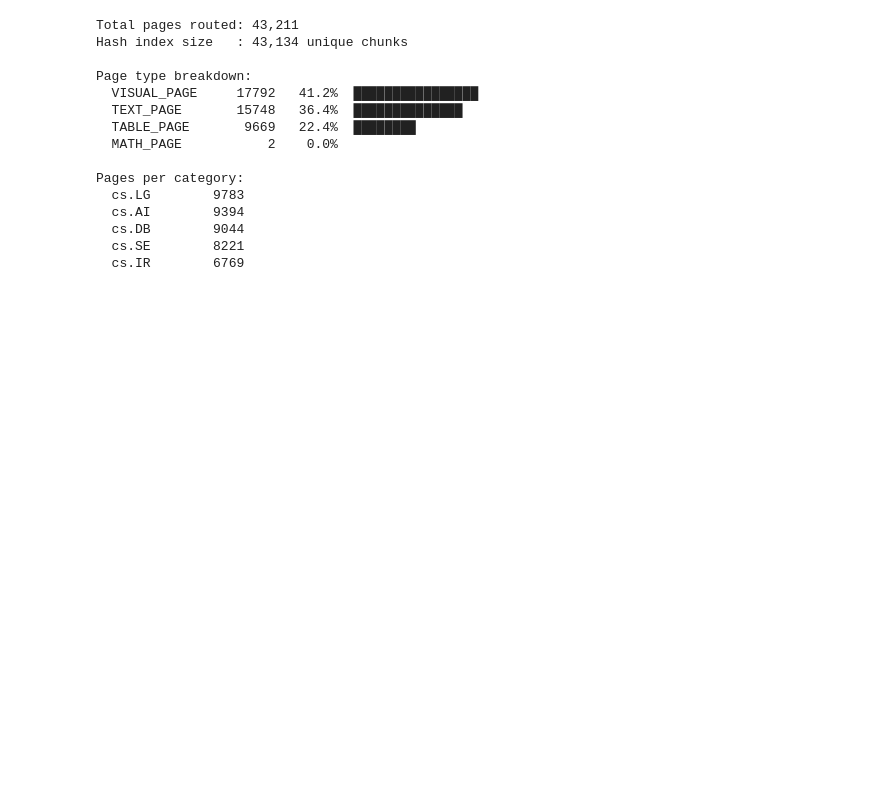
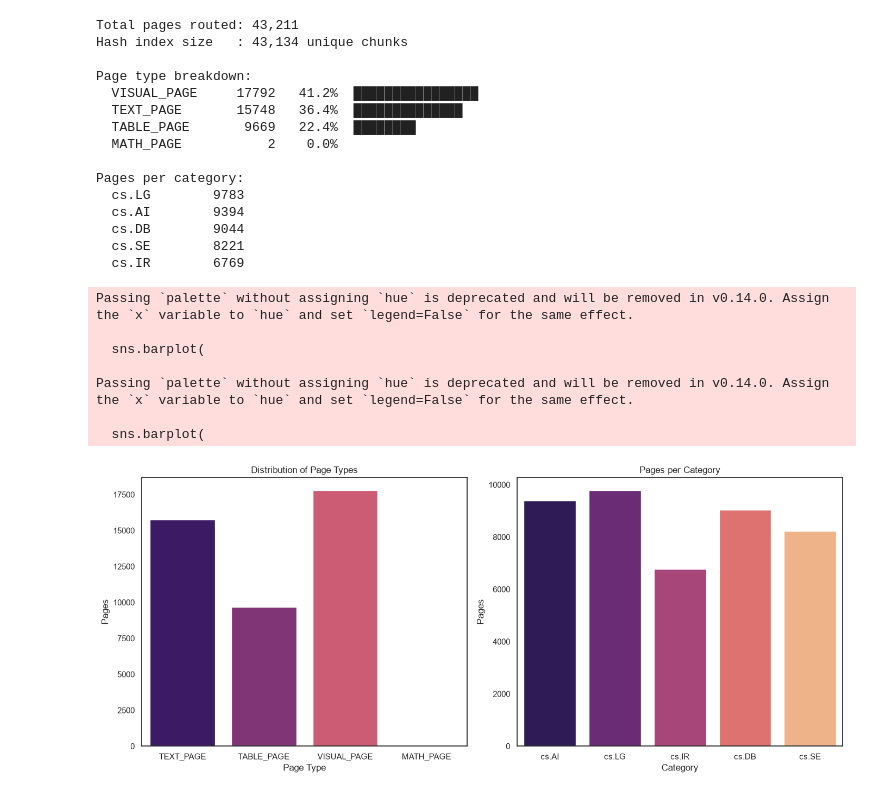
Before and after one commit to Sakhiur2022/empirical-rag-paradigm-benchmark, a Jupyter notebook: notebooks/pdf_to_text_extraction_and_chunking_sakhiur.ipynb, the cells around one changed output. Saved outputs shown, nothing was run; the diff lists cells and outputs as text; code cells hidden in the pictures; blank space fills up the shorter version.

Commit message:
feat(chunking): add chunking plot

```diff
--- a/notebooks/pdf_to_text_extraction_and_chunking_sakhiur.ipynb
+++ b/notebooks/pdf_to_text_extraction_and_chunking_sakhiur.ipynb
@@ -668,3 +545,63 @@ Pages per category:
   cs.DB        9044
   cs.SE        8221
   cs.IR        6769
+# %%
+import pandas as pd
+import seaborn as sns
+
+# ── Generate CSV summaries and visualize with seaborn ──
+import matplotlib.pyplot as plt
+
+# 1️Page‑type counts → CSV
+type_df = pd.DataFrame(
+    list(type_counter.items()),
+    columns=["page_type", "count"],
+)
+type_csv_path = CHUNKS_ROOT / "page_type_counts.csv"
+type_df.to_csv(type_csv_path, index=False)
+
+#  Category‑wise page counts → CSV
+cat_df = pd.DataFrame(
+    list(cat_counter.items()),
+    columns=["category", "count"],
+)
+cat_csv_path = CHUNKS_ROOT / "category_counts.csv"
+cat_df.to_csv(cat_csv_path, index=False)
+
+#  Visualise both tables side‑by‑side
+sns.set(style="white")
+fig, (ax_type, ax_cat) = plt.subplots(1, 2, figsize=(14, 6))
+
+sns.barplot(
+    data=type_df,
+    x="page_type",
+    y="count",
+    ax=ax_type,
+    palette="magma",
+)
+ax_type.set_title("Distribution of Page Types")
+ax_type.set_xlabel("Page Type")
+ax_type.set_ylabel("Pages")
+
+sns.barplot(
+    data=cat_df,
+    x="category",
+    y="count",
+    ax=ax_cat,
+    palette="magma",
+)
+ax_cat.set_title("Pages per Category")
+ax_cat.set_xlabel("Category")
+ax_cat.set_ylabel("Pages")
+
+plt.tight_layout()
+plt.show()
+# %% [output]
+Passing `palette` without assigning `hue` is deprecated and will be removed in v0.14.0. Assign the `x` variable to `hue` and set `legend=False` for the same effect.
+
+  sns.barplot(
+
+Passing `palette` without assigning `hue` is deprecated and will be removed in v0.14.0. Assign the `x` variable to `hue` and set `legend=False` for the same effect.
+
+  sns.barplot(
+[figure, added]
```
Also changed, not shown: parts of 2 cells of this notebook, 1 other file.
